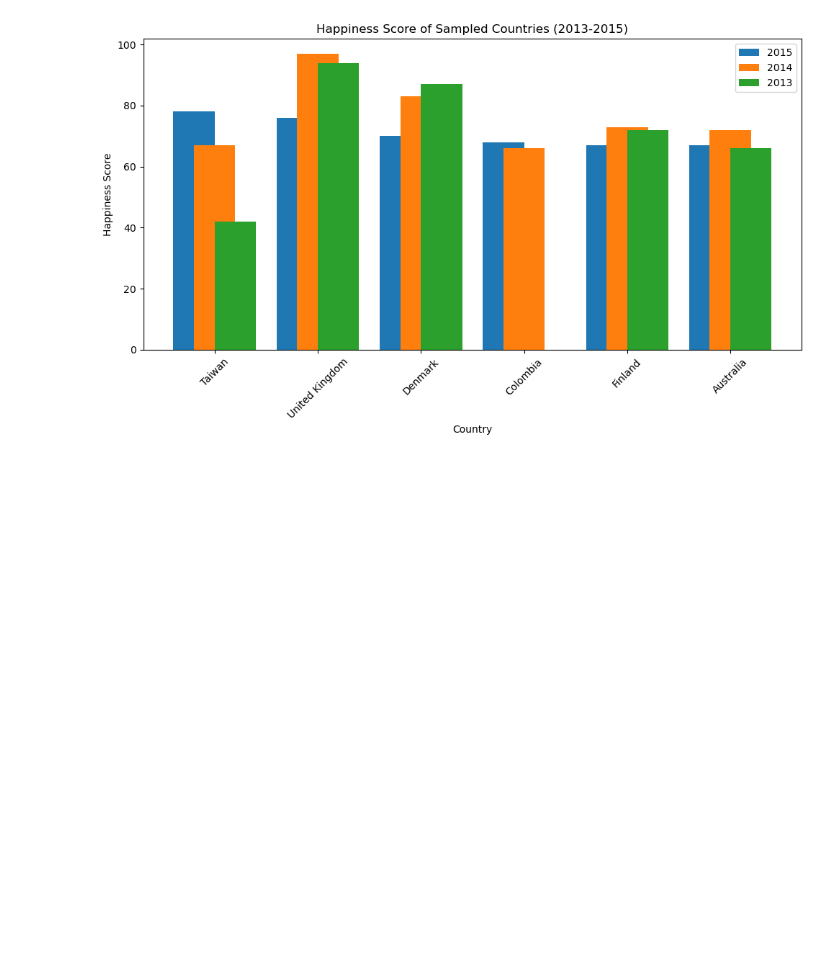
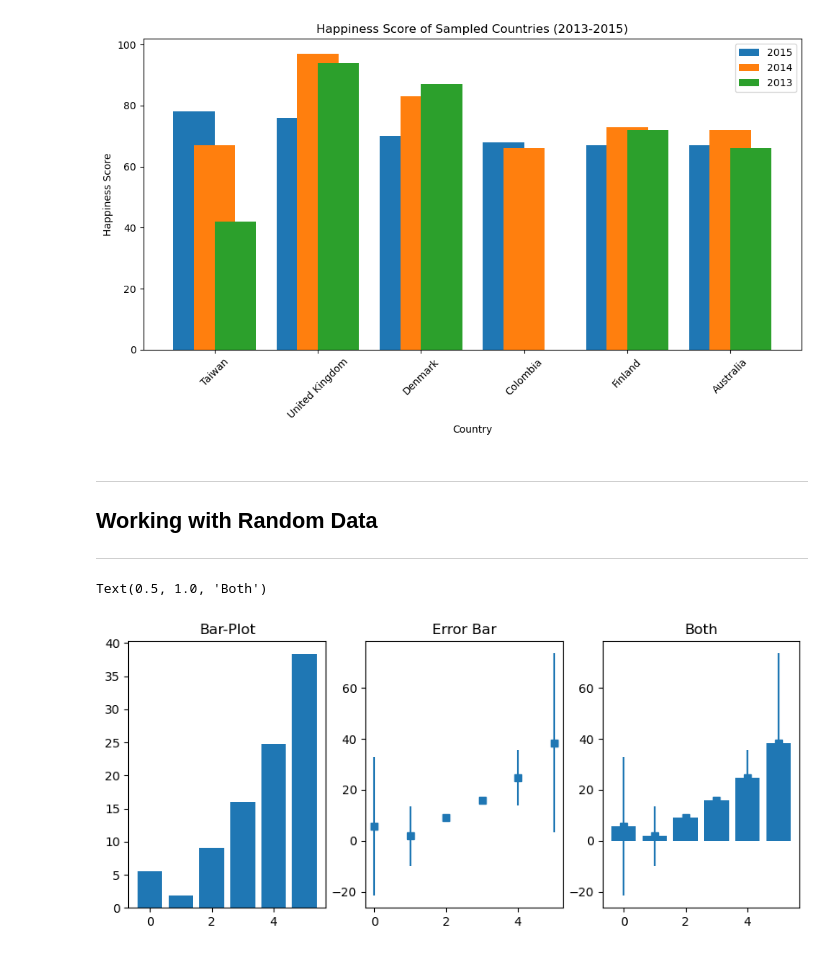
Before and after one commit to HasnainSaifi34/EngineeringMathematics, a Jupyter notebook: code challenge Statistics/data visualization/barplot.ipynb, the cells around one changed output. Saved outputs shown, nothing was run; the diff lists cells and outputs as text; code cells hidden in the pictures; blank space fills up the shorter version.

Commit message:
Matrix Representation of data

```diff
--- a/code challenge Statistics/data visualization/barplot.ipynb
+++ b/code challenge Statistics/data visualization/barplot.ipynb
@@ -56,3 +56,45 @@ plt.tight_layout()
 plt.show()
 # %% [output]
 [figure]
+# %% [markdown]
+-----
+
+
+## Working with Random Data
+
+
+----
+# %%
+
+# m = round(abs(int(5*np.random.randn())))+2;
+# n = round(abs(int(5*np.random.randn())))+2;
+
+m = 30; # 30 groups
+n = 6;  # 6 properties
+
+data = np.zeros((m,n))
+
+for i in range(n):
+    data[:,i] = 30*np.random.randn(m) * ((2*i)/(n-1)-1)**2 +(i+1)**2;
+# %%
+# show the bars !;
+
+fig , ax = plt.subplots(1,3,figsize=(10,4))
+
+ax[0].bar(range(n),np.mean(data,axis=0))
+ax[0].set_title('Bar-Plot')
+
+
+ax[1].errorbar(range(n),np.mean(data,axis=0),np.std(data,axis=0,ddof=1),marker='s',linestyle='')
+ax[1].set_title('Error Bar')
+
+
+ax[2].bar(range(n),np.mean(data,axis=0))
+ax[2].errorbar(range(n),np.mean(data,axis=0),np.std(data,axis=0,ddof=1),marker='s',linestyle='')
+
+ax[2].set_title('Both')
+
+# x-axis spacing starts from 0 - no_of_bars - 1
+# %% [output]
+Text(0.5, 1.0, 'Both')
+[figure, added]
```
Also changed, not shown: parts of 4 cells of this notebook.
